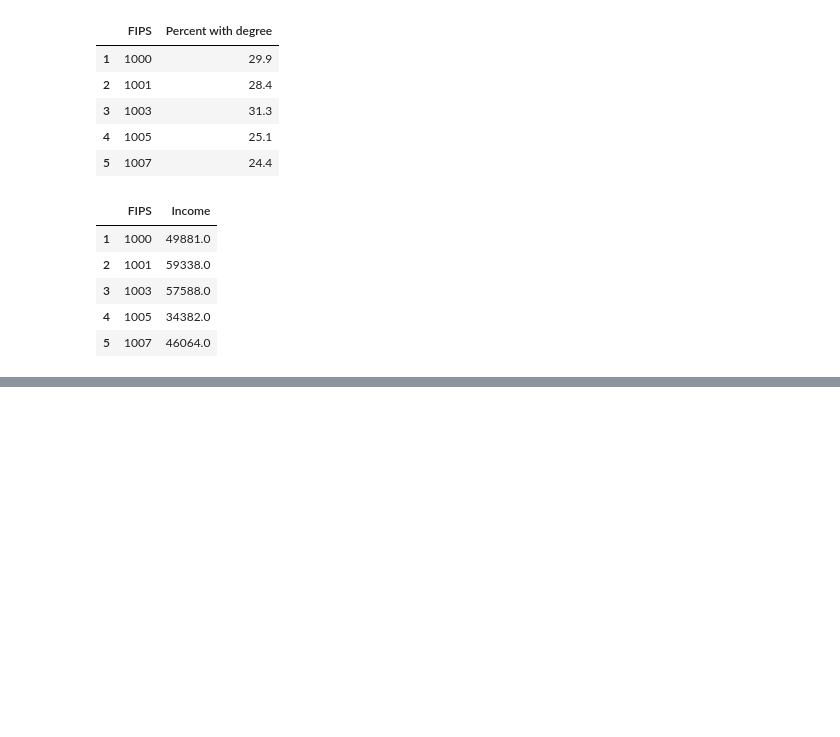
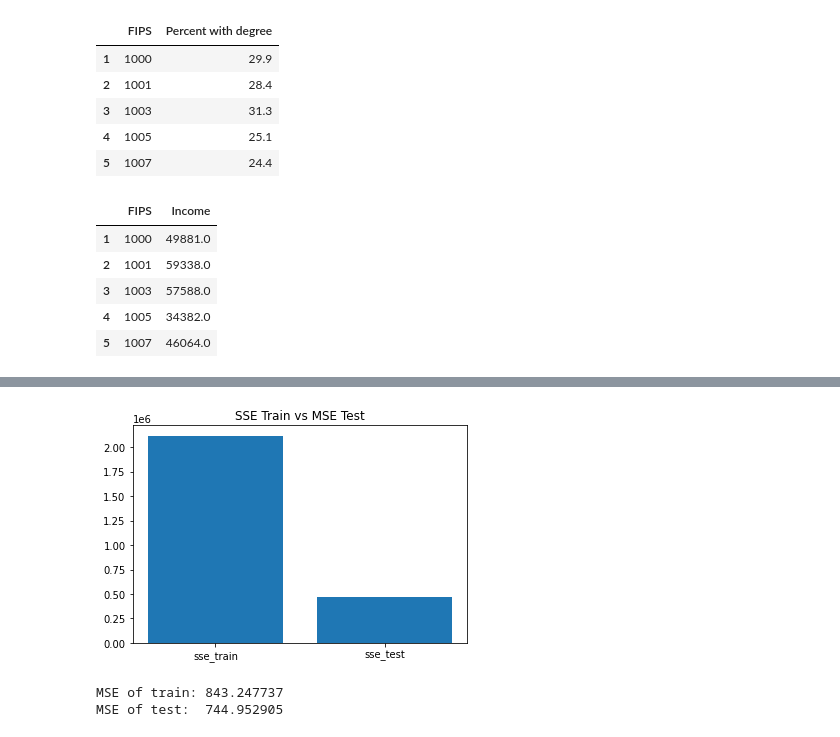
Before and after one commit to GiacomoPuccini/COGS-109-Project, a Jupyter notebook: COGS109_final.ipynb, the cells around one changed output, grey strips where cells are left out. Cells and saved outputs as stored; diff of their text form; code cells hidden in the pictures; blank space fills up the shorter version.

```diff
--- a/COGS109_final.ipynb
+++ b/COGS109_final.ipynb
@@ -139,0 +146,3 @@ ax.scatter(allData["Income"], allData["Percent with degree"], allData["margin_R"
+# %%
+X1_train, X1_test, X2_train, X2_test, X3_train, X3_test, Y_train, Y_test = \
+    train_test_split(X1, X2, X3, Y, test_size=0.20)
@@ -139,0 +168,6 @@ ax.scatter(allData["Income"], allData["Percent with degree"], allData["margin_R"
+# %%
+ones_test = np.ones(len(X1_test))
+
+A_test = np.vstack([ones_test, X1_test, X2_test, X3_test]).T
+
+Y_test_pred = np.matmul(A_test, W)
@@ -139,0 +184,16 @@ ax.scatter(allData["Income"], allData["Percent with degree"], allData["margin_R"
+# %%
+plt.bar(['sse_train', 'sse_test'], [sse_train, sse_test])
+plt.title('SSE Train vs MSE Test')
+plt.show()
+# %% [output]
+[figure, added]
+# %%
+# MSE
+mse_train = sse_train / len(X1_train)
+mse_test = sse_test / len(X1_test)
+
+print('MSE of train: %f'%mse_train)
+print('MSE of test:  %f'%mse_test)
+# %% [output]
+MSE of train: 843.247737
+MSE of test:  744.952905
```
Also changed, not shown: parts of 11 cells of this notebook.
